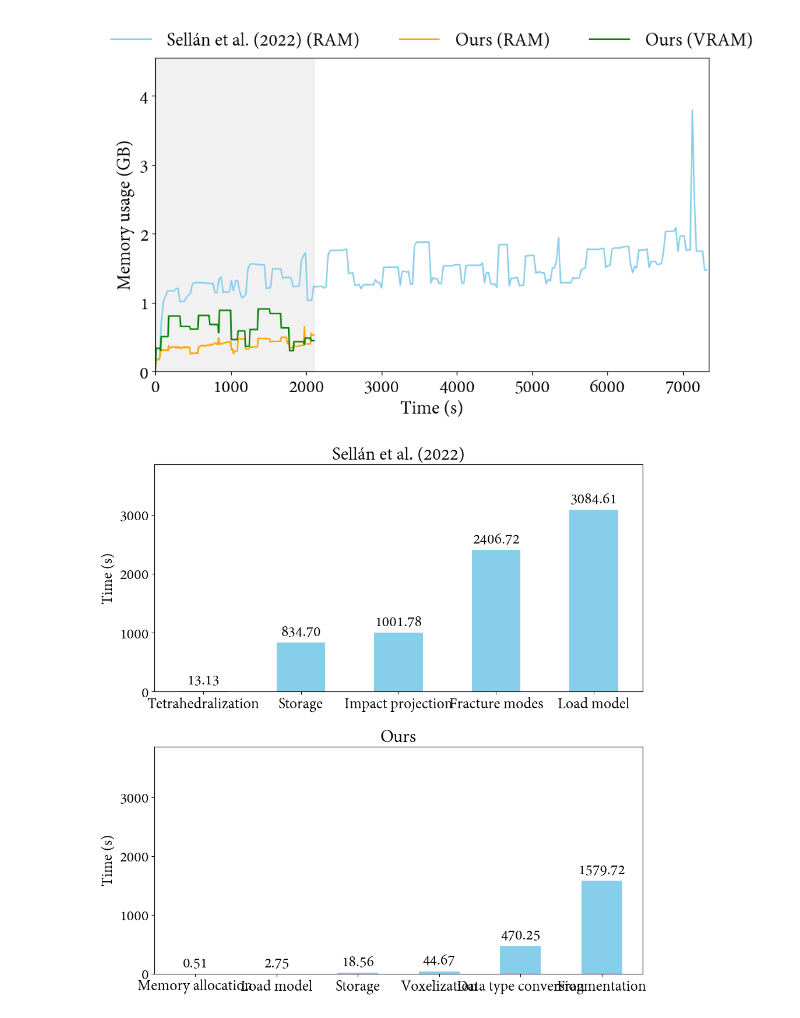
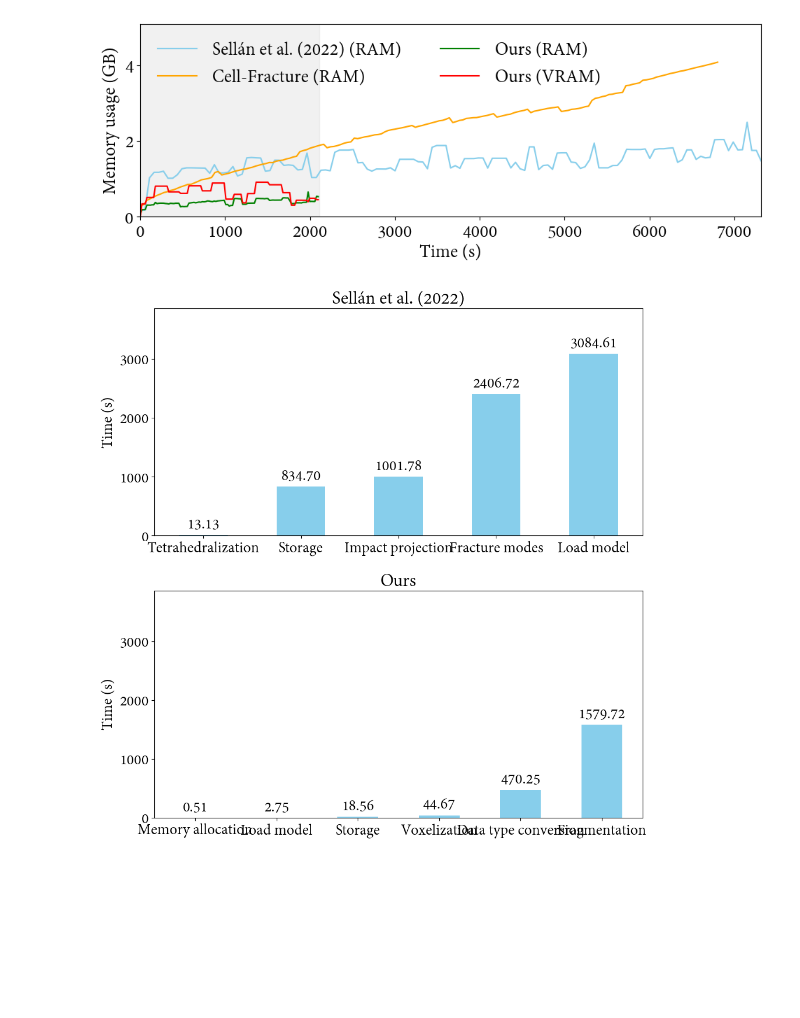
Before and after one commit to AlfonsoLRz/VoxelFragmentML, a Jupyter notebook: Python/Visualizer/resource_visualizer.ipynb, the cells around one changed output. Drawn from its saved outputs; the diff is of its cells as text; code cells hidden in the pictures; blank space fills up the shorter version.

```diff
--- a/Python/Visualizer/resource_visualizer.ipynb
+++ b/Python/Visualizer/resource_visualizer.ipynb
@@ -4,12 +4,11 @@ import matplotlib.pyplot as plt
 from tqdm import tqdm
 # %%
 folder = 'time_logs/Vessels/'
-approaches = ['Sellán et al. (2022)', 'Ours']
-file = ['sellan_14022024', 'allopezr2024_2_24__12_33_52']
-file = ['sellan', 'ours']
-memory_unit = ['B', 'MB', 'MB']
-time_unit = ['s', 'ms', 's']
-uses_gpu = [False, True, True]
+approaches = ['Sellán et al. (2022)', 'Cell-Fracture', 'Ours']
+file = ['sellan', 'blender', 'ours']
+memory_unit = ['B', 'B', 'MB']
+time_unit = ['s', 's', 'ms']
+uses_gpu = [False, False, True]
 extension = '.txt'
 ignore_storable = False
 # %%
@@ -85,6 +84,9 @@ for i in tqdm(range(len(approaches))):
                     continue
                 event_type = event_type.split('.')[1]
                 events[i].append(Event(time, event_type))
+
+                if 'LOAD_MODEL' in event_type:
+                    num_models += 1
             elif '*' in line:
                 time = float(line.split(':')[1].split(' ')[1])
                 event_type = line.split(':')[0].split('*')[1]
@@ -114,5 +116,8 @@ for i in tqdm(range(len(approaches))):
                     gpu = float(resources[6])
                     gpu_total = float(resources[7])
                     resource_usage[i].append(ResourceUsage(cpu, cpu_total, memory, memory_total, virtual_memory, virtual_memory_total, gpu, gpu_total, memory_unit[i]))
+
+            if num_models > 20:
+                break
 # %% [output]
 time_logs/Vessels/sellan.txt
@@ -119,6 +125,6 @@ time_logs/Vessels/sellan.txt
 time_logs/Vessels/ours.txt
 # %%
-summed_time = [0, 0]
+summed_time = [0, 0, 0]
 for i in range(len(approaches)):
     for event in events[i]:
         summed_time[i] += event.time
@@ -175,35 +183,44 @@ plt.show()
 # %%
 # Memory usage
 max_y = 0
-plt.figure(figsize=(10, 5.7))
+plt.figure(figsize=(10, 4))
 
 #
-step = 1
+step = 2
 
 plt.fill_between([0, min_x], 0, 100, color='lightgray', alpha=0.3)
 for i in range(len(approaches)):
+    if i == 1:
+        # solve the issue with the last approach
+        # the ram is stacked rather than being a single value
+        # we need to remove the influence of the previous step
+        for j in range(1, len(resource_usage[i])):
+            resource_usage[i][j].memory -= resource_usage[i][j - 1].memory
+
     x_axes_copy = x_axes[i][::step]
     resource_usage_copy = resource_usage[i][::step]
+
     plt.plot(x_axes_copy, [resource.memory for resource in resource_usage_copy], label=approaches[i] + ' (RAM)', color=colors[i], linewidth=1.5)
     #plt.plot(x_axes[i], [resource.memory for resource in resource_usage[i]], label=approaches[i] + ' (RAM)', color=colors[i], linewidth=1.5)
     #plot_tendency(x_axes[i], [resource.memory for resource in resource_usage[i]], colors[i], linestyle='--')
     #plt.plot(x_axis, [resource.virtual_memory for resource in resource_usage[i]], label=approaches[i] + ' (Swap)', linestyle='--', color=colors[i])
     if uses_gpu[i]:
         plt.plot(x_axes_copy, [resource.gpu for resource in resource_usage_copy], label=approaches[i] + ' (VRAM)', color=colors[i + 1], linewidth=1.5)
         # plt.plot(x_axes[i], [resource.gpu for resource in resource_usage[i]], label=approaches[i] + ' (VRAM)', color=colors[i + 1])
         #plot_tendency(x_axes[i], [resource.gpu for resource in resource_usage[i]], colors[i + 1], linestyle=':', linewidth=2)
 
     max_y = np.amax([max_y, np.amax([resource.memory for resource in resource_usage[i]])])
 
 plt.xlabel('Time (s)')
 plt.ylabel('Memory usage (GB)')
 plt.xlim(0, max_x)
-plt.ylim(0, max_y * 1.2)
-plt.legend(frameon=False, loc='upper center', ncol=3, bbox_to_anchor=(0.5, 1.14))
-plt.savefig('memory_usage.png', dpi=500)
+plt.ylim(0, max_y * 1.01)
+plt.legend(frameon=False, loc='upper left', ncol=2)
+plt.tight_layout()
+plt.savefig('memory_usage.png', dpi=300)
 plt.show()
 # %% [output]
-[figure, old version]
+[figure, new version]
 # %%
 # Grid of size 3x1
 fig, ax = plt.subplots(2, 1, figsize=(10, 10))
```
Also changed, not shown: parts of 3 cells of this notebook, 3 other files.
